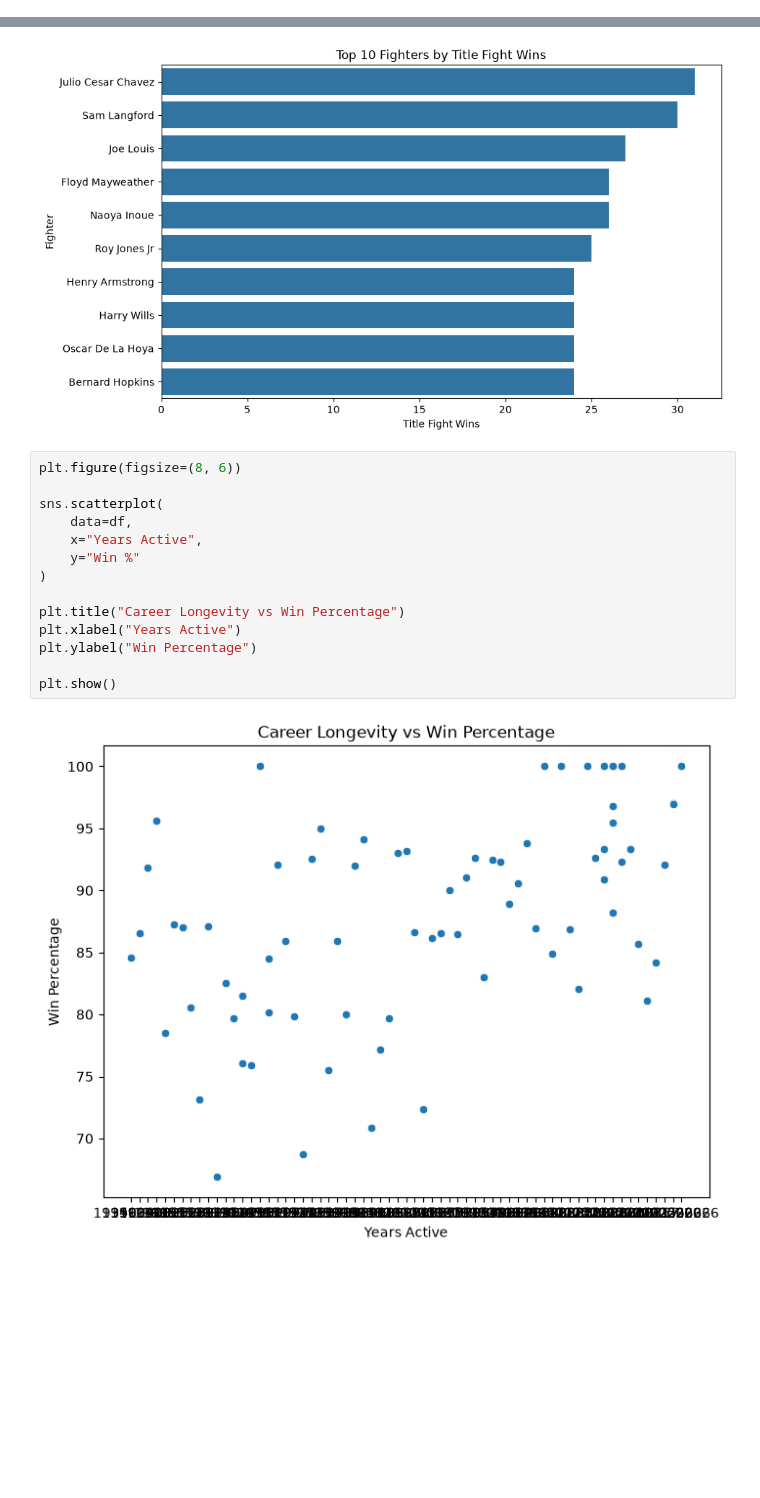
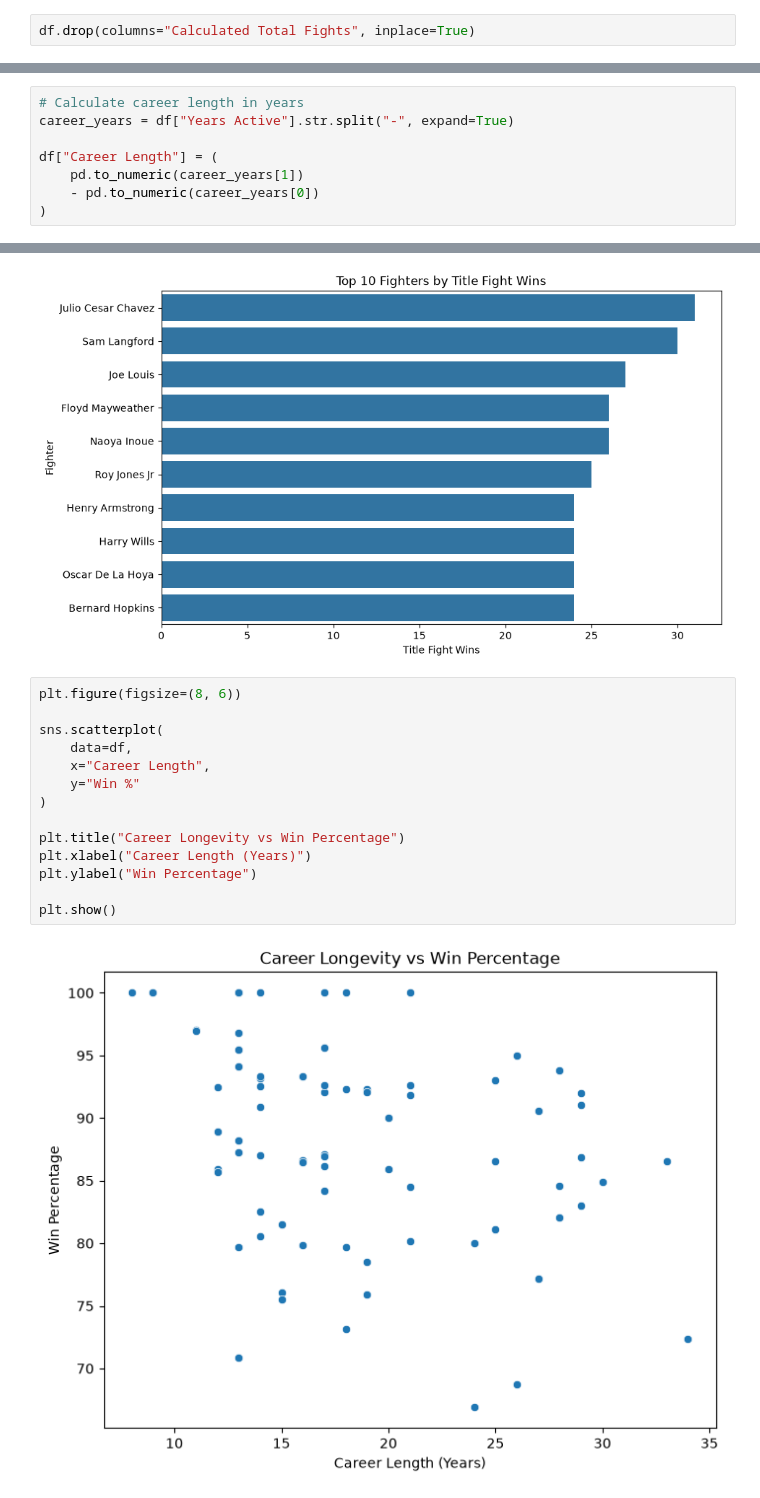
Before and after one commit to Richard-Ibiyemi/boxing-dominance-analysis, a Jupyter notebook: notebooks/01_data_exploration.ipynb, the cells around one changed output, grey strips where cells are left out. Cells and saved outputs as stored; diff of their text form; blank space fills up the shorter version.

Commit message:
Update career length analysis

```diff
--- a/notebooks/01_data_exploration.ipynb
+++ b/notebooks/01_data_exploration.ipynb
@@ -171,6 +171,8 @@ df[
 ]
 # %% [output]
 |  | Fighter Name | Total Fights | Calculated Total Fights |
+# %%
+df.drop(columns="Calculated Total Fights", inplace=True)
 # %% [markdown]
 ## 8. Descriptive Statistics
 # %%
@@ -216,3 +218,11 @@ df[
 | max | 261.000000 | 60.000000 | 53.000000 | 8.000000 | 345.000000 | 132.000000 | 90.900000 | 7.000000 | 2017.000000 | ... |
 # %% [markdown]
 ## 9. Create Derived Metrics
+# %%
+# Calculate career length in years
+career_years = df["Years Active"].str.split("-", expand=True)
+
+df["Career Length"] = (
+    pd.to_numeric(career_years[1])
+    - pd.to_numeric(career_years[0])
+)
@@ -445,16 +471,16 @@ plt.show()
 # %%
 plt.figure(figsize=(8, 6))
 
 sns.scatterplot(
     data=df,
-    x="Years Active",
+    x="Career Length",
     y="Win %"
 )
 
 plt.title("Career Longevity vs Win Percentage")
-plt.xlabel("Years Active")
+plt.xlabel("Career Length (Years)")
 plt.ylabel("Win Percentage")
 
 plt.show()
 # %% [output]
-[figure, old version]
+[figure, new version]
```
Also changed, not shown: parts of 3 cells of this notebook.
